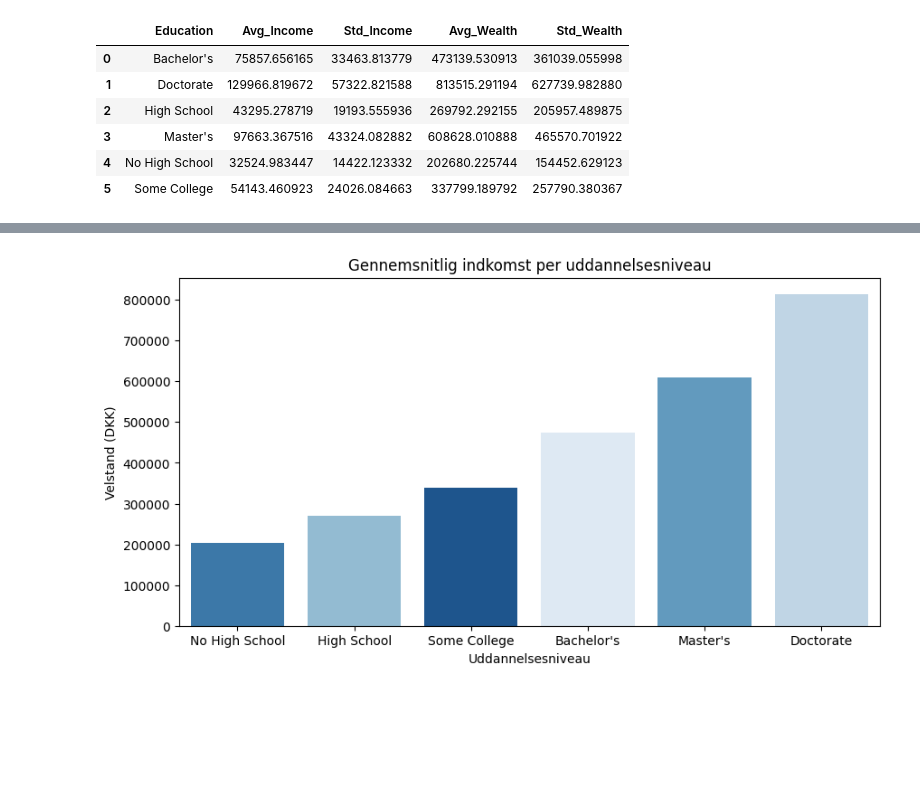
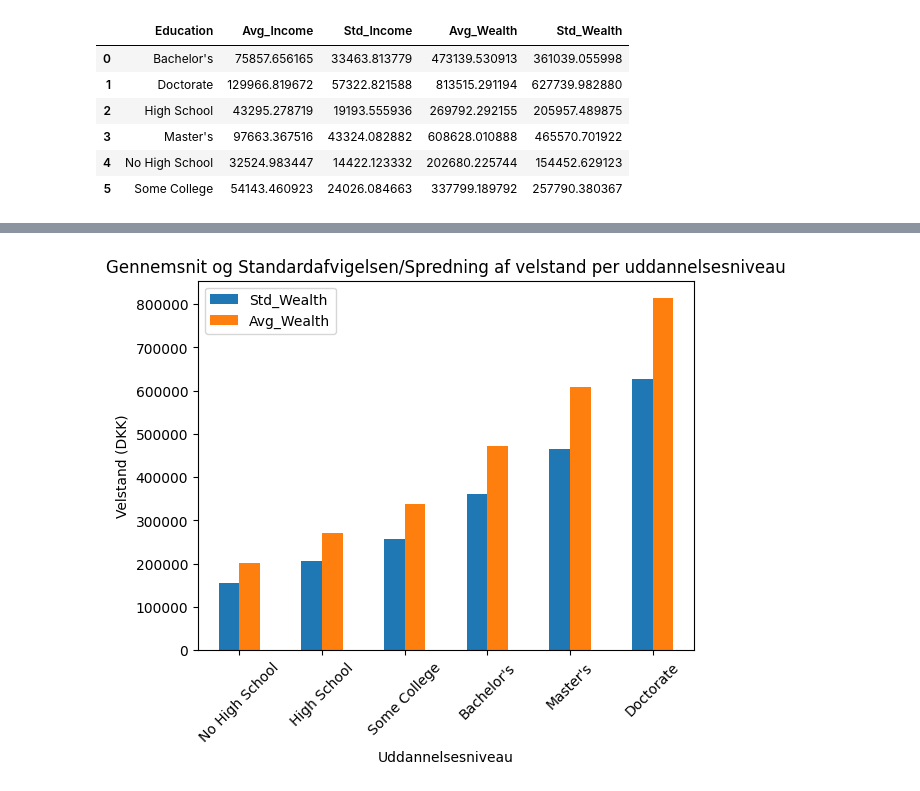
Before and after one commit to Brezzor/KEA_1.Semester_AI, a Jupyter notebook: 01._Lecture_6/wealth-income.ipynb, the cells around one changed output, grey strips where cells are left out. Saved outputs shown, nothing was run; the diff lists cells and outputs as text; code cells hidden in the pictures; blank space fills up the shorter version.

```diff
--- a/01._Lecture_6/wealth-income.ipynb
+++ b/01._Lecture_6/wealth-income.ipynb
@@ -64,10 +63,9 @@ plt.show()
 # %%
-plt.figure(figsize=(10,5))
-order = edu_stats.sort_values("Avg_Wealth")["Education"].tolist()
-sns.barplot(data=edu_stats, x="Education",y="Avg_Wealth", hue="Education", legend=False,palette="Blues",order=order)
-plt.title("Gennemsnitlig indkomst per uddannelsesniveau")
+edu_stats.sort_values(by=["Avg_Wealth"]).plot(x="Education",y=["Std_Wealth","Avg_Wealth"],kind="bar")
+plt.title("Gennemsnit og Standardafvigelsen/Spredning af velstand per uddannelsesniveau")
 plt.xlabel("Uddannelsesniveau")
 plt.ylabel("Velstand (DKK)")
+plt.xticks(rotation=45)
 plt.show()
 # %% [output]
-[figure, old version]
+[figure, new version]
```
Also changed, not shown: parts of 2 cells of this notebook.
